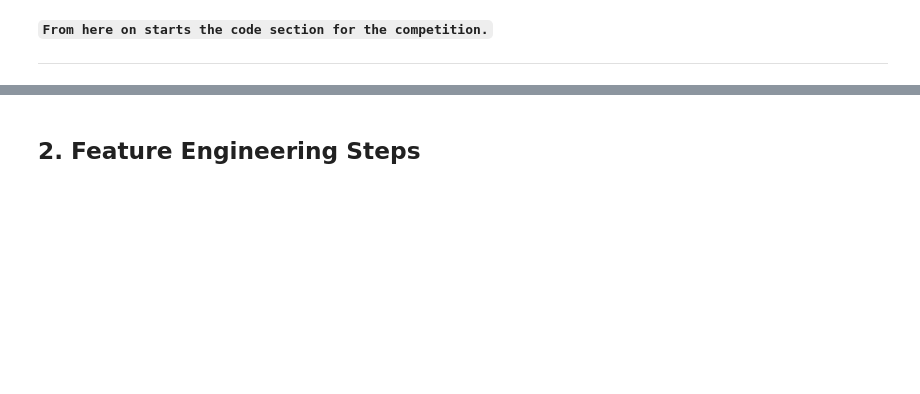
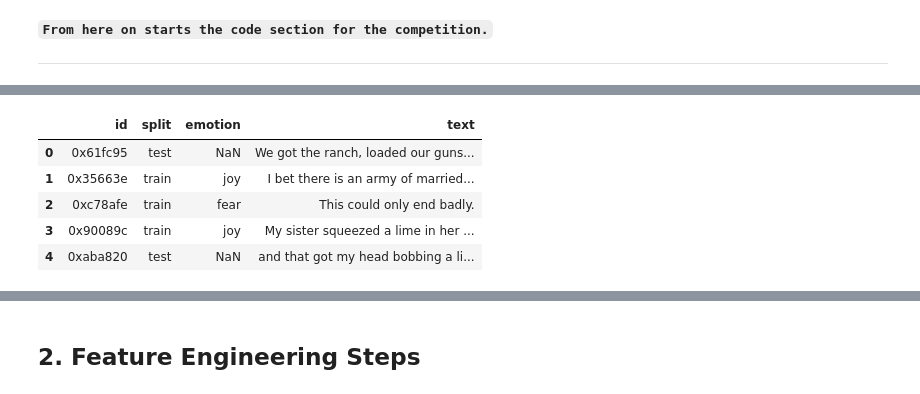
Before and after one commit to sunnyrch/DM2025-Lab2-Exercise, a Jupyter notebook: DM2025-Lab2-Homework.ipynb, the cells around one changed output, grey strips where cells are left out. Saved outputs shown, nothing was run; the diff lists cells and outputs as text; code cells hidden in the pictures; blank space fills up the shorter version.

```diff
--- a/DM2025-Lab2-Homework.ipynb
+++ b/DM2025-Lab2-Homework.ipynb
@@ -151,0 +195,4 @@ Markdown Syntax to Add Image: `![Description of the Image](./your_local_folder/n
+# %%
+posts = posts.rename(columns={"_source.post.post_id": "id", "_source.post.text": "text"})
+posts = posts.drop(columns=["_source.post.hashtags", "_type"])
+posts.head()
@@ -151,0 +206,4 @@ Markdown Syntax to Add Image: `![Description of the Image](./your_local_folder/n
+# %%
+# merge split + emotion
+df = data_split.merge(emotion, on="id", how="left")
+df.head()
@@ -151,0 +217,12 @@ Markdown Syntax to Add Image: `![Description of the Image](./your_local_folder/n
+# %%
+# merge posts
+
+df = df.merge(posts, on="id", how="left")
+df.head()
+# %% [output]
+|  | id | split | emotion | text |
+| 0 | 0x61fc95 | test | NaN | We got the ranch, loaded our guns... |
+| 1 | 0x35663e | train | joy | I bet there is an army of married... |
+| 2 | 0xc78afe | train | fear | This could only end badly. |
+| 3 | 0x90089c | train | joy | My sister squeezed a lime in her ... |
+| 4 | 0xaba820 | test | NaN | and that got my head bobbing a li... |
```
Also changed, not shown: parts of 19 cells of this notebook, 8 other files.
